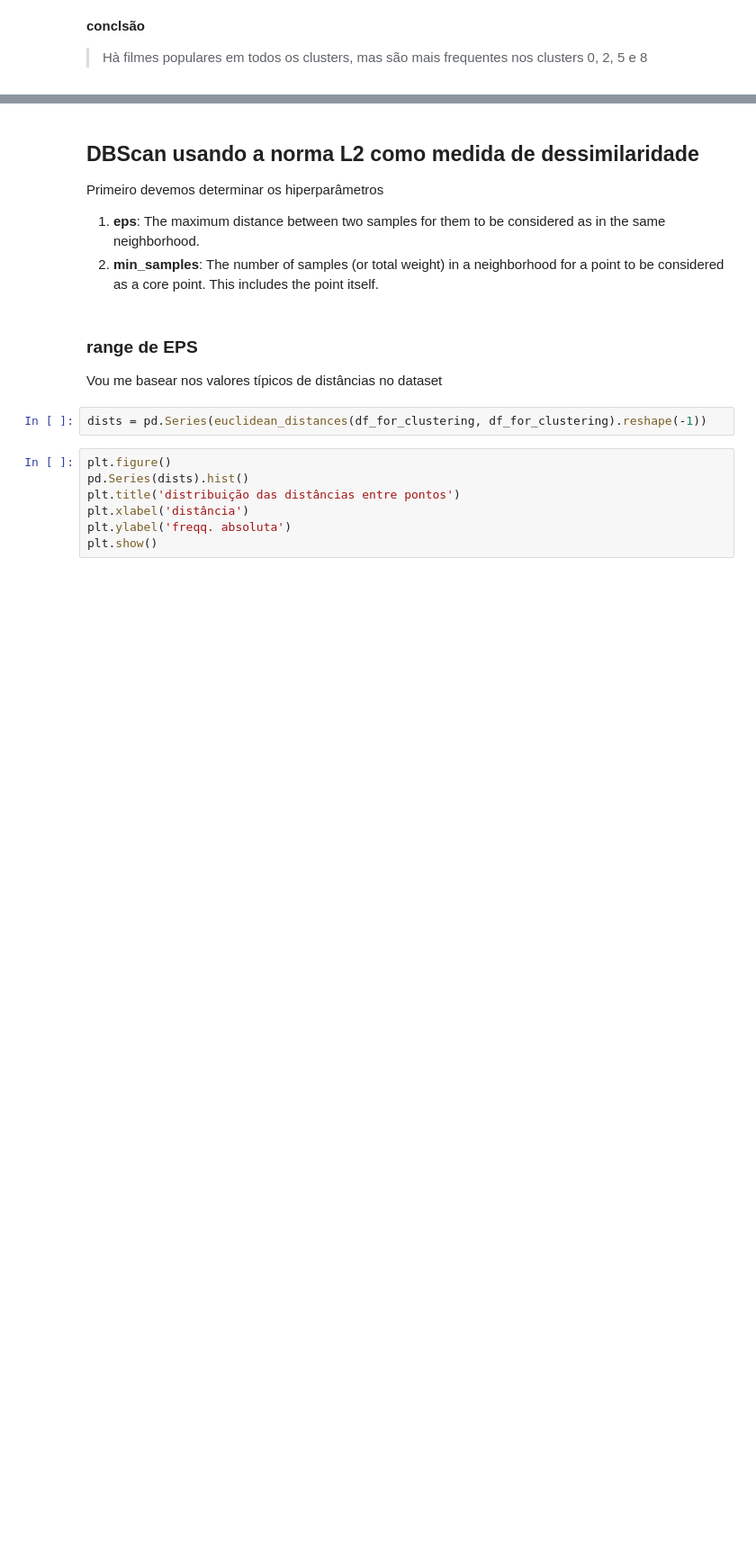
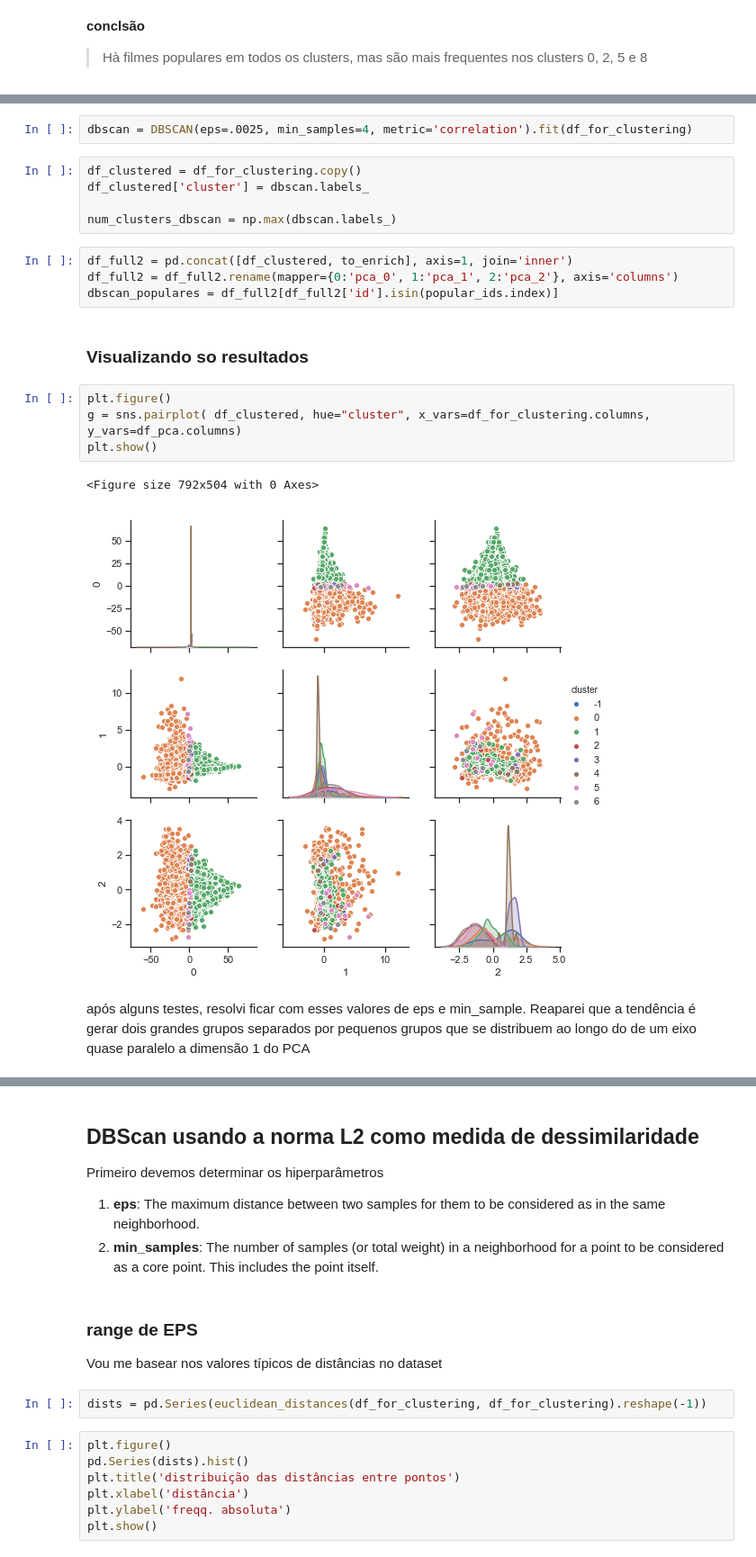
Before and after one commit to aiboxlab-ufrpe-edu-br/MovieLens-1, a Jupyter notebook: Modeling/MovieLens_clusterization.ipynb, the cells around one changed output, grey strips where cells are left out. Shown: that part at 90% size. Drawn from its saved outputs; the diff is of its cells as text; blank space fills up the shorter version.

```diff
--- a/Modeling/MovieLens_clusterization.ipynb
+++ b/Modeling/MovieLens_clusterization.ipynb
@@ -525,0 +550,22 @@ Name: movie_title, dtype: object
+# %%
+dbscan = DBSCAN(eps=.0025, min_samples=4, metric='correlation').fit(df_for_clustering)
+# %%
+df_clustered = df_for_clustering.copy()
+df_clustered['cluster'] = dbscan.labels_
+
+num_clusters_dbscan = np.max(dbscan.labels_)
+# %%
+df_full2 = pd.concat([df_clustered, to_enrich], axis=1, join='inner')
+df_full2 = df_full2.rename(mapper={0:'pca_0', 1:'pca_1', 2:'pca_2'}, axis='columns')
+dbscan_populares = df_full2[df_full2['id'].isin(popular_ids.index)]
+# %% [markdown]
+### Visualizando so resultados
+# %%
+plt.figure()
+g = sns.pairplot( df_clustered, hue="cluster", x_vars=df_for_clustering.columns, y_vars=df_pca.columns)
+plt.show()
+# %% [output]
+<Figure size 792x504 with 0 Axes>
+[figure, added]
+# %% [markdown]
+após alguns testes, resolvi ficar com esses valores de eps e min_sample. Reaparei que a tendência é gerar dois grandes grupos separados por pequenos grupos que se distribuem ao longo do de um eixo quase paralelo a dimensão 1 do PCA
```
Also changed, not shown: parts of 55 cells of this notebook.
